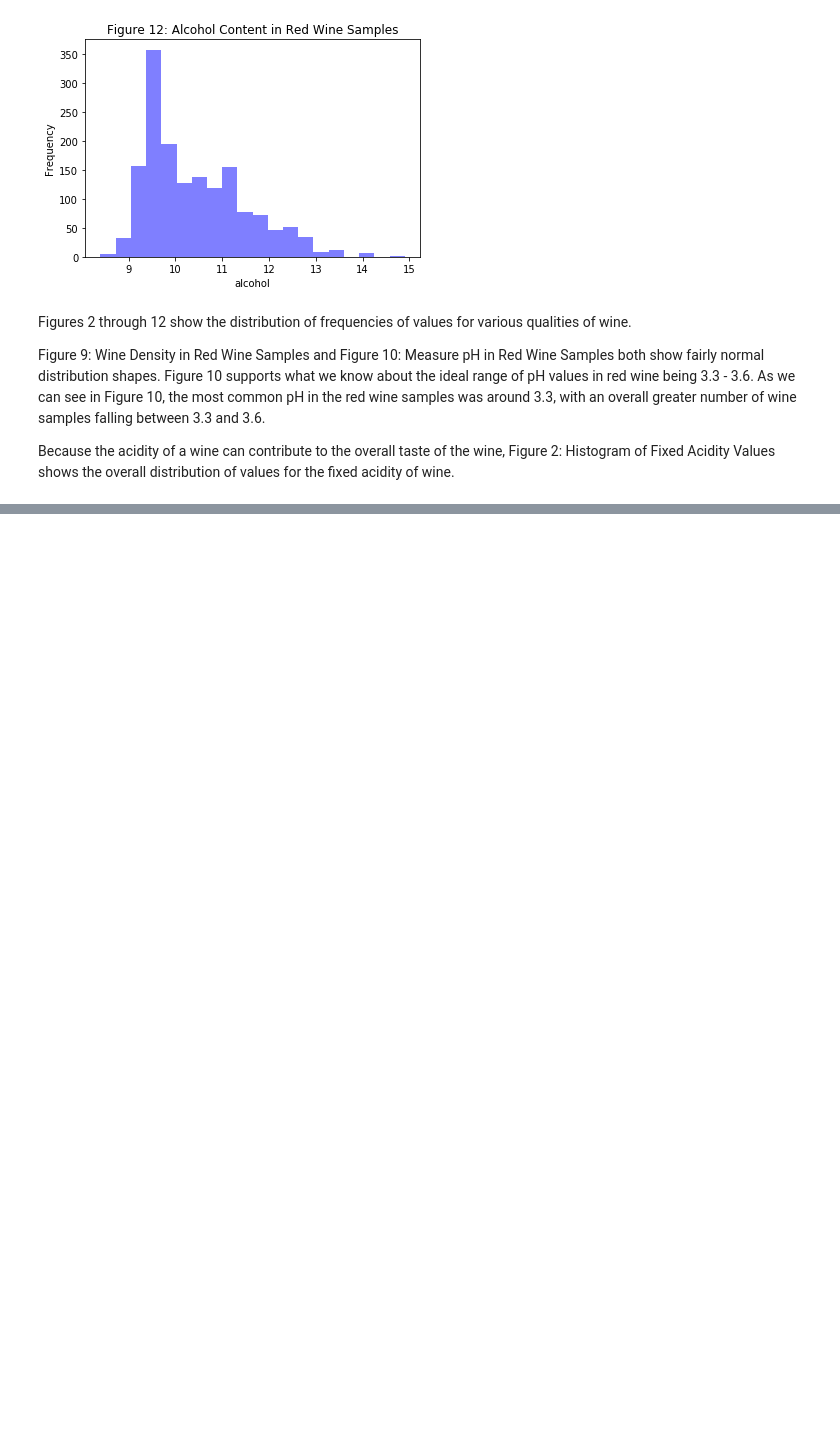
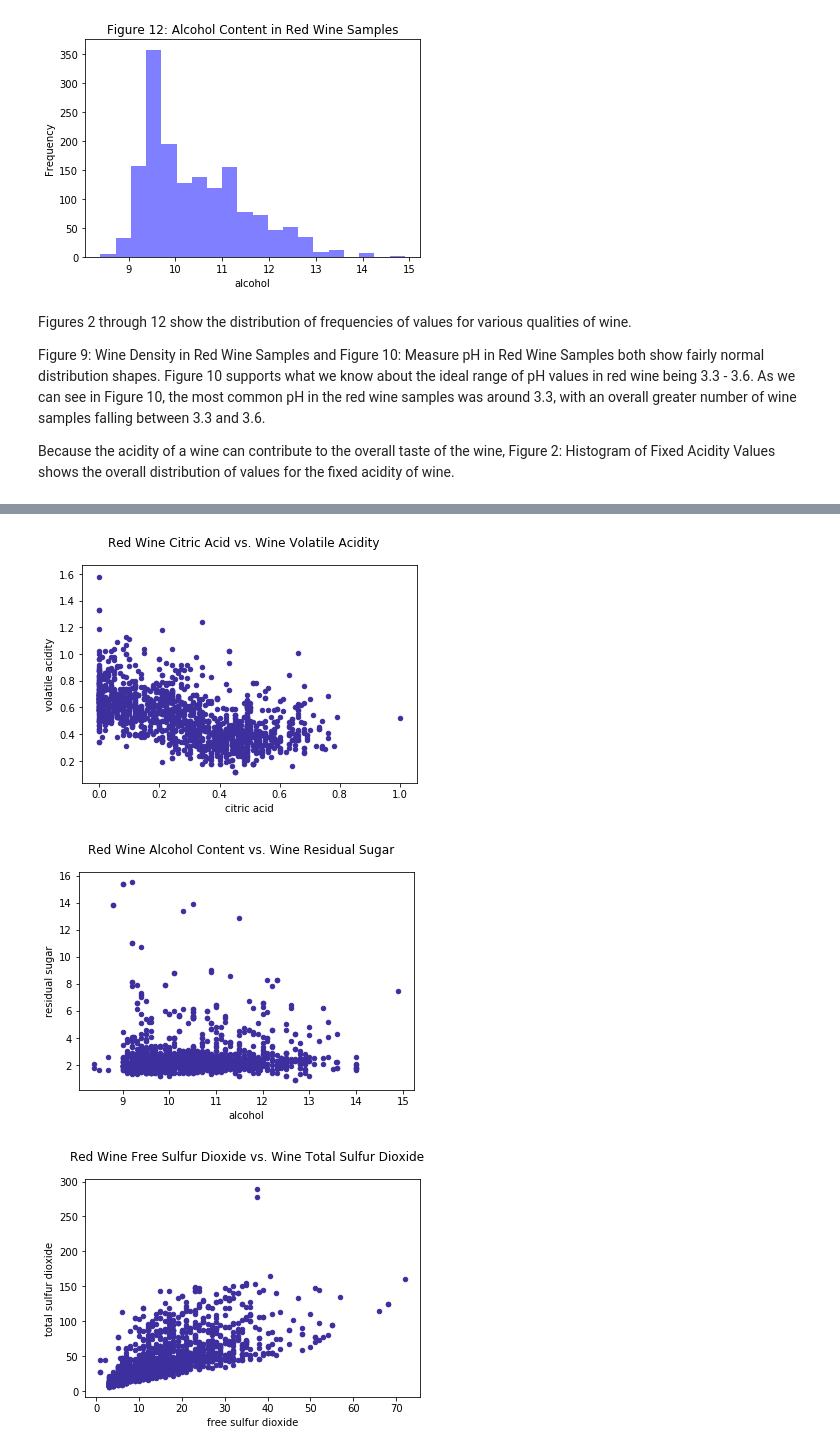
Before and after one commit to ahibb/red-wine-quality-analysis, a Jupyter notebook: Wine Quality Exploration.ipynb, the cells around one changed output, grey strips where cells are left out. Drawn from its saved outputs; the diff is of its cells as text; code cells hidden in the pictures; blank space fills up the shorter version.

```diff
--- a/Wine Quality Exploration.ipynb
+++ b/Wine Quality Exploration.ipynb
@@ -297,0 +309,19 @@ plot_two_histograms("sulphates", 15)
+# %%
+'''
+Draws a scatter plot for the given pandas DataFrame.
+params:
+df: pandas DataFrame containing the dataset to draw a plot for
+x_val:
+y_val:
+'''
+def plot_scatterplot(df, x_val, y_val, title):
+    sp = df.plot.scatter(x=x_val, y=y_val, c="#3E2F9F")
+    plt.suptitle(title)
+
+plot_scatterplot(wine_data, "citric acid","volatile acidity","Red Wine Citric Acid vs. Wine Volatile Acidity")
+plot_scatterplot(wine_data, "alcohol","residual sugar","Red Wine Alcohol Content vs. Wine Residual Sugar")
+plot_scatterplot(wine_data, "free sulfur dioxide","total sulfur dioxide","Red Wine Free Sulfur Dioxide vs. Wine Total Sulfur Dioxide")
+# %% [output]
+[figure, added]
+[figure, added]
+[figure, added]
```
Also changed, not shown: parts of 3 cells of this notebook.
